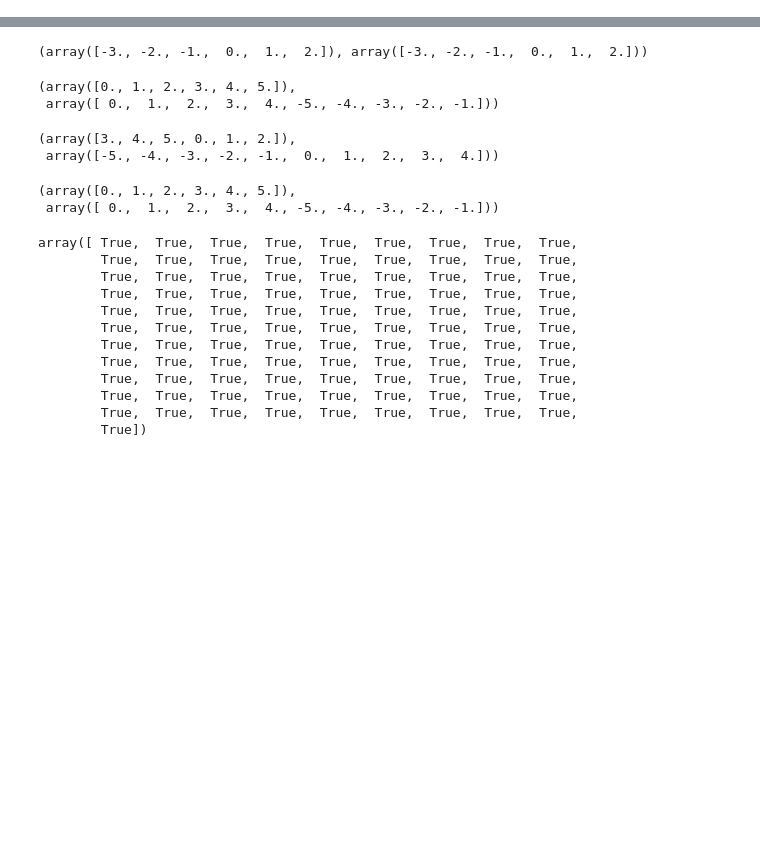
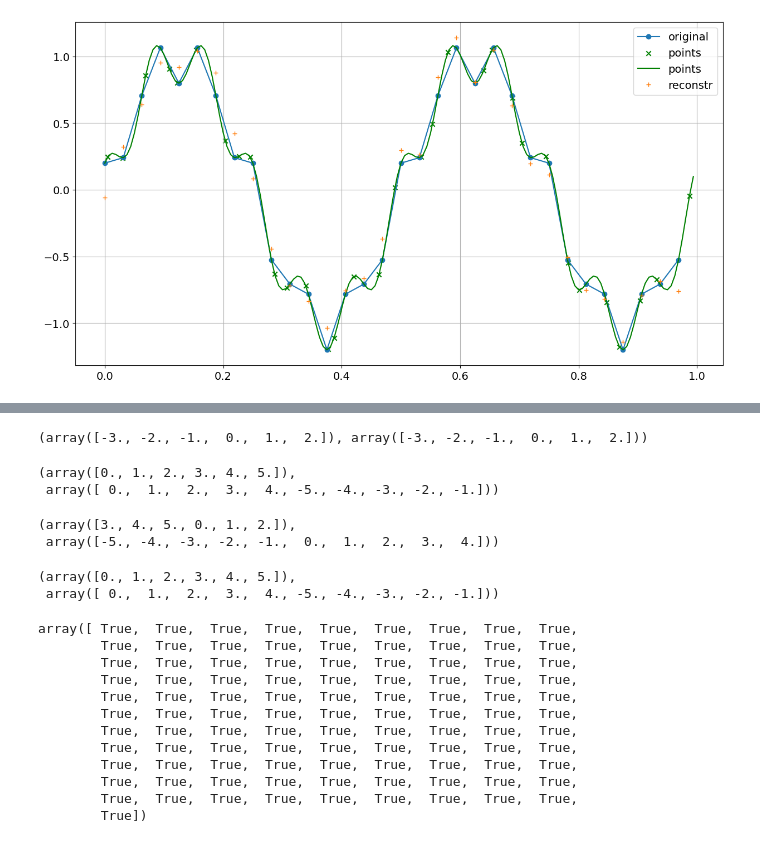
Before and after one commit to tumaer/ql-les-data, a Jupyter notebook: notebooks/filtering.ipynb, the cells around one changed output, grey strips where cells are left out. Saved outputs shown, nothing was run; the diff lists cells and outputs as text; code cells hidden in the pictures; blank space fills up the shorter version.

```diff
--- a/notebooks/filtering.ipynb
+++ b/notebooks/filtering.ipynb
@@ -21,3 +94,92 @@ config.update("jax_enable_x64", True)
+# %%
+# 1D Grid - particles - grid
+is_my_dft = False
+is_mls = True
+
+dtype_real = np.float64
+dtype_complex = np.complex128
+N = 32 # Number of sample points
+L = 1.0  # Length of signal domain
+dx = L / N  # assuming the signal is sampled at dx units
+k = np.array(np.fft.fftfreq(N, 1/N), dtype=dtype_complex)
+x_grid = np.linspace(0.0, L, N, endpoint=False, dtype=dtype_real)  # (N,)
+# Generate signal in the physical domain
+y_grid = np.sin(2.0 * 2.0*np.pi*x_grid) + 0.2*np.cos(20 * 2.0*np.pi*x_grid)  # (N,)
+# Random coordinates r
+np.random.seed(42)
+r = np.array((np.arange(N)/N + np.random.randn(N)/100)%L, dtype=dtype_real)
+
+
+### For the grid->particles interpolation, the DFT interpolation does what we want.
+if False:  # is_mls
+    # MLS code here
+    dim = 2
+    box_size = L * np.ones(dim)
+
+    x_grid_mls = (np.array(np.meshgrid(x_grid, x_grid, indexing="ij")).T).reshape(-1, 2)  # (N**2, 2)
+    r_mls = (np.array(np.meshgrid(r, r, indexing="ij")).T).reshape(-1, 2)  # (N**2, 2)
+    y_grid_mls = np.tile(y_grid, N)  # (N**2,)
+
+    # interpolate velocities to sph particles
+    y_r = mls_2nd_order(r=x_grid_mls, r_target=r_mls, f=y_grid_mls, box_size=box_size, dx=dx, dim=dim)
+    y_r = np.array(y_r)
+else:
+    # Transform signal to Fourier space
+    y_fft = dft1d(y_grid, x_grid, L) if is_my_dft else np.fft.fft(y_grid)
+
+    # Compute direct inverse Fourier transform
+    y_r = idft1d(y_fft, r, L)
+
+### For the particles->grid interpolation, we need to use MLS and also to make sure particles are
+# well distributed. See Eq. (8) in Shi et al. 2013.
+if True:  # is_mls
+    # MLS code here
+    dim = 2
+    box_size = L * np.ones(dim)
+
+    x_grid_mls = (np.array(np.meshgrid(x_grid, x_grid, indexing="ij")).T).reshape(-1, 2)  # (N**2, 2)
+    r_mls = (np.array(np.meshgrid(r, r, indexing="ij")).T).reshape(-1, 2)  # (N**2, 2)
+    y_grid_mls = np.tile(y_grid, N)  # (N**2,)
+
+    # interpolate velocities to grid
+    y_grid_ = mls_2nd_order(r=r_mls, r_target=x_grid_mls, f=y_grid_mls, box_size=box_size, dx=dx, dim=dim)
+    y_r = y_r[:N]
+    y_grid_ = np.array(y_grid_[:N])
+else:
+    # Compute back spectrum from signal on points r
+    y_r_dft = np.zeros_like(k)
+    for i, k_i in enumerate(k):
+        y_r_dft[i] = np.sum(y_r * np.exp(-2j * np.pi * k_i * r / L))
+
+    # Reconstruct signal on the grid
+    if is_my_dft:
+        y_grid_ = np.zeros_like(y_grid)
+        for i, x_i in enumerate(x_grid):
+            y_grid_[i] = np.real(np.sum(y_r_dft * np.exp(2j * np.pi * k * x_i / L))) / N
+    else:
+        y_grid_ = np.real(np.fft.ifft(y_r_dft))
+
+hq_factor = 5
+N_hq = hq_factor*N
+x_grid_hq = np.linspace(0.0, L, N_hq, endpoint=False, dtype=dtype_real)  # (N,)
+temp = np.zeros((N_hq-N)//2, dtype=dtype_complex)
+y_fft_hq = np.fft.fftshift(np.concat([temp, np.fft.fftshift(y_fft), temp])) / (1/hq_factor)
+y_grid_hq = np.fft.ifft(y_fft_hq).real
+
+# y_r_dft_hq = np.fft.fftshift(np.concat([temp, np.fft.fftshift(y_r_dft), temp])) / (1/hq_factor)
+# y_r_dft_hq = np.fft.ifft(y_r_dft_hq).real
+
+plt.figure(figsize=(15,8))
+plt.plot(x_grid, y_grid, marker="o", label='original')
+plt.scatter(r, y_r, c='g', marker="x", label='points')
+plt.plot(x_grid_hq, y_grid_hq, "g", label='points')
+plt.plot(x_grid, y_grid_, "+", c="tab:orange", label='reconstr')
+# plt.plot(x_grid_hq, y_r_dft_hq, c="tab:orange", label='reconstr')
+plt.legend()
+plt.grid()
+plt.show()
+# %% [output]
+[figure, added]
 # %%
 # 1D
 N = 128 # Number of sample points
```
Also changed, not shown: parts of 5 cells of this notebook, 14 other files.
